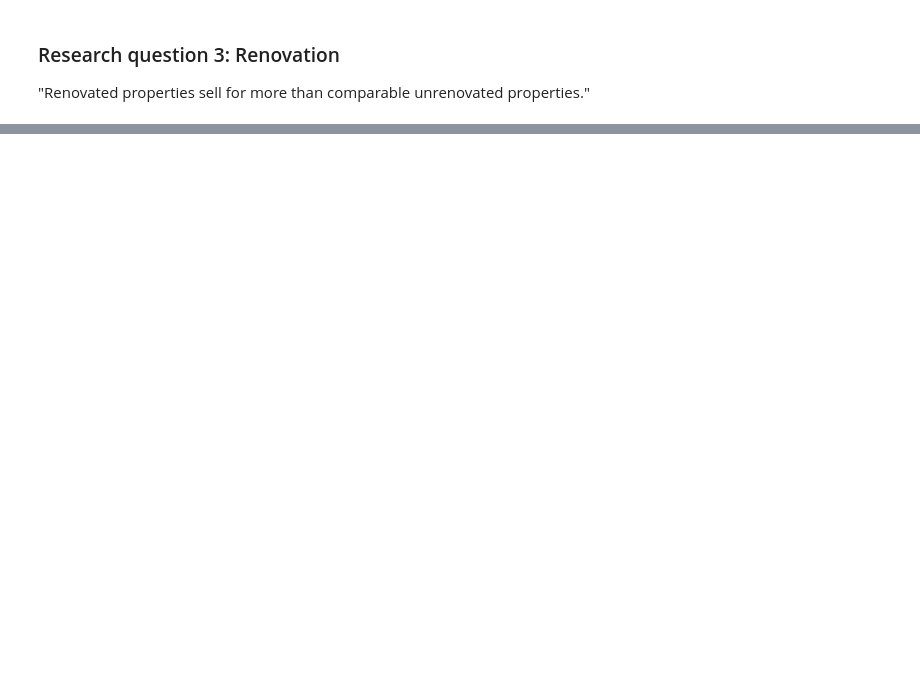
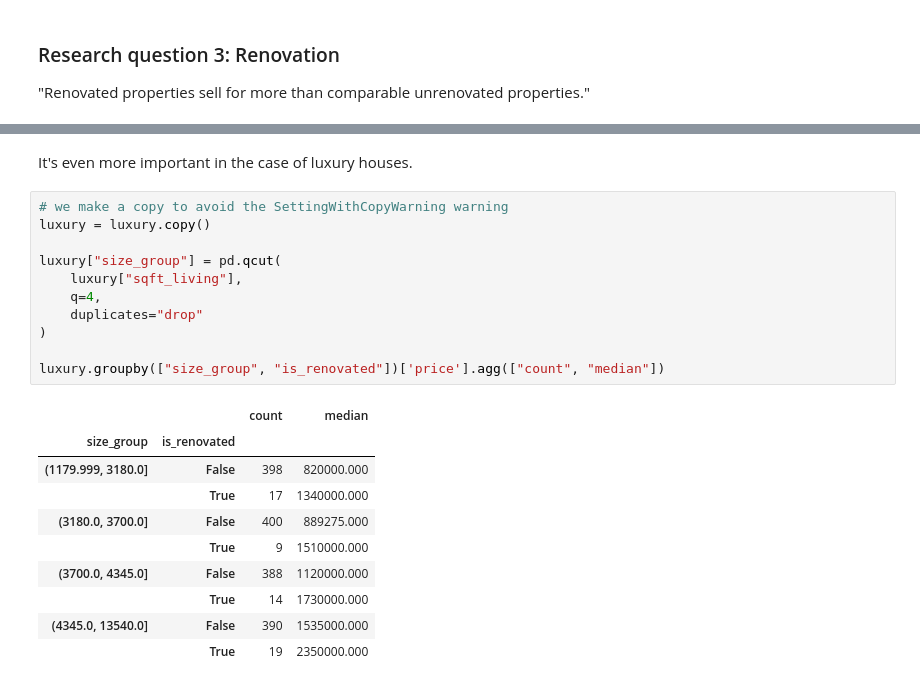
Before and after one commit to leopardb/ds-eda-project, a Jupyter notebook: 04_eda.ipynb, the cells around one changed output, grey strips where cells are left out. Saved outputs shown, nothing was run; the diff lists cells and outputs as text; blank space fills up the shorter version.

```diff
--- a/04_eda.ipynb
+++ b/04_eda.ipynb
@@ -444,0 +535,24 @@ plt.show()
+# %% [markdown]
+It's even more important in the case of luxury houses.
+# %%
+# we make a copy to avoid the SettingWithCopyWarning warning
+luxury = luxury.copy()
+
+luxury["size_group"] = pd.qcut(
+    luxury["sqft_living"],
+    q=4,
+    duplicates="drop"
+)
+
+luxury.groupby(["size_group", "is_renovated"])['price'].agg(["count", "median"])
+# %% [output]
+|  |  | count | median |
+| size_group | is_renovated |  |  |
+| (1179.999, 3180.0] | False | 398 | 820000.000 |
+|  | True | 17 | 1340000.000 |
+| (3180.0, 3700.0] | False | 400 | 889275.000 |
+|  | True | 9 | 1510000.000 |
+| (3700.0, 4345.0] | False | 388 | 1120000.000 |
+|  | True | 14 | 1730000.000 |
+| (4345.0, 13540.0] | False | 390 | 1535000.000 |
+|  | True | 19 | 2350000.000 |
```
Also changed, not shown: parts of 15 cells of this notebook.
